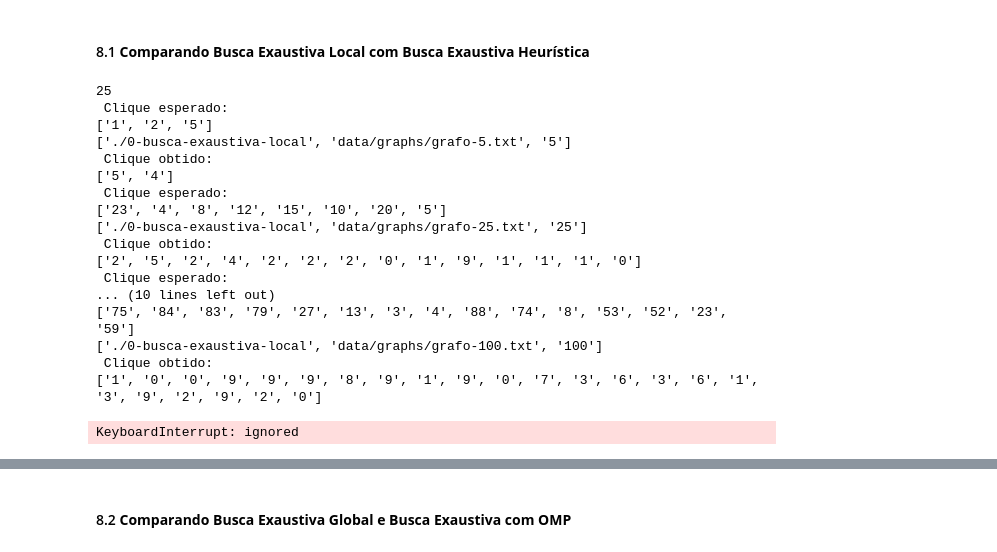
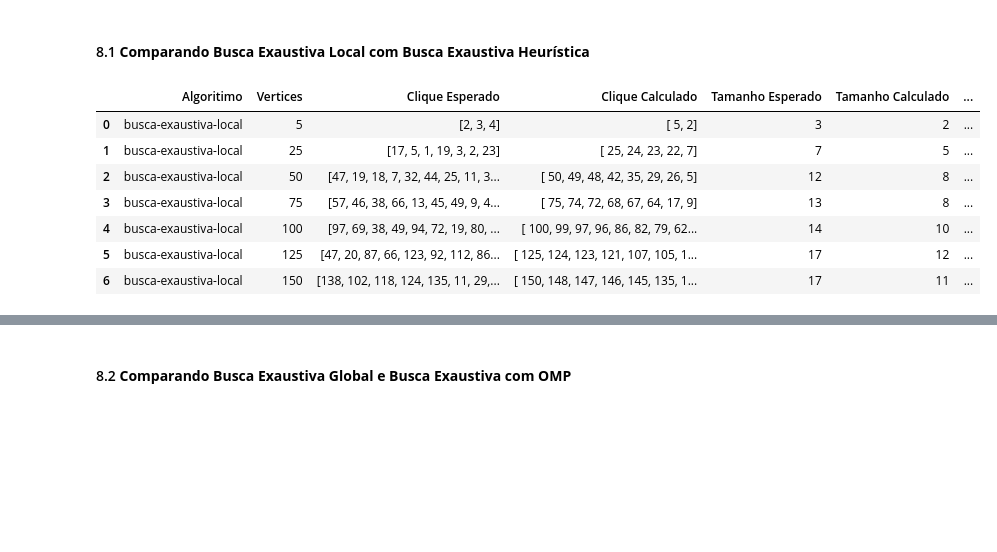
Before and after one commit to leticiacb1/Find-MaximumClique-Graph, a Jupyter notebook: relatorio_projeto.ipynb, the cells around one changed output, grey strips where cells are left out. Drawn from its saved outputs; the diff is of its cells as text; code cells hidden in the pictures; blank space fills up the shorter version.

Commit message:
Try to fix imports.

```diff
--- a/relatorio_projeto.ipynb
+++ b/relatorio_projeto.ipynb
@@ -39,7 +39,7 @@ Resolving deltas: 100% (64/64), done.
 
 lista_de_vertices = [5, 25, 50, 75, 100, 125, 150]
 
-lista_algoritimos = ["0-busca-exaustiva-local", "2-busca-exaustiva-global", "3-busca-exaustiva-omp",  ] # Add Heuristica
+lista_algoritimos = ["0-busca-exaustiva-local", "1-busca-exaustiva-heuristica" , "2-busca-exaustiva-global", "3-busca-exaustiva-omp"]
 
 # Padrão de escrita fos arquivos de grafo.
 init_file_name = "data/graphs/grafo-"
@@ -863,48 +994,24 @@ def pega_vertices_max_clique(stdout_result):
 # %% [markdown]
 #### 8.1 **Comparando Busca Exaustiva Local com Busca Exaustiva Heurística**
-# %%
-#   ---------------------------------
-#   -------- Busca Exaustiva --------
-#   ---------------------------------
-
-from src.python.utils.clique_maximo_resposta import clique_maximo_resposta
-import subprocess
-
-lista_commandos = dic_comandos['0-busca-exaustiva-local']
-algoritimos = ['0-busca-exaustiva-local']
-
-for command, vertices , grafo_file in zip(lista_commandos, lista_de_vertices, nome_de_arquivos):
-  # ---- Resultado Esperado ----
-  cliqueMaximo_esperado = clique_maximo_resposta(grafo_file)
-
-  print(" Clique esperado: ")
-  print(cliqueMaximo_esperado)
-
-  # ---- Resultado Obtido ----
-  result = subprocess.run(command, stdout=subprocess.PIPE, stderr=subprocess.PIPE, text=True)
-  stdout_result = result.stdout
-
-  size_obtido = pega_tamanho(stdout_result)
-  cliqueMaximo_calculado = pega_vertices_max_clique(stdout_result)
-
-  print(" Clique obtido: ")
-  print(cliqueMaximo_calculado)
-# %% [output]
-25
- Clique esperado:
-['1', '2', '5']
-['./0-busca-exaustiva-local', 'data/graphs/grafo-5.txt', '5']
- Clique obtido:
-['5', '4']
- Clique esperado:
-['23', '4', '8', '12', '15', '10', '20', '5']
-['./0-busca-exaustiva-local', 'data/graphs/grafo-25.txt', '25']
- Clique obtido:
-['2', '5', '2', '4', '2', '2', '2', '0', '1', '9', '1', '1', '1', '0']
- Clique esperado:
-... (10 lines left out)
-['75', '84', '83', '79', '27', '13', '3', '4', '88', '74', '8', '53', '52', '23', '59']
-['./0-busca-exaustiva-local', 'data/graphs/grafo-100.txt', '100']
- Clique obtido:
-['1', '0', '0', '9', '9', '9', '8', '9', '1', '9', '0', '7', '3', '6', '3', '6', '1', '3', '9', '2', '9', '2', '0']
-KeyboardInterrupt: ignored
+# %%
+#   ----------------------------------------------------
+#   -------- Busca Exaustiva Local e Heuristica --------
+#   ----------------------------------------------------
+from src.python.utils.gera_estatisticas import gera_estatisticas
+
+arquivo_csv = 'data/stats_busca-exaustiva-local.csv'
+algoritimo = 'busca-exaustiva-local'
+lista_commandos = dic_comandos['0-busca-exaustiva-local']
+
+df_exaustiva_local = gera_estatisticas(algoritimo, lista_de_vertices, lista_commandos, arquivo_csv, debug = False)
+# %%
+df_exaustiva_local
+# %% [output]
+|  | Algoritimo | Vertices | Clique Esperado | Clique Calculado | Tamanho Esperado | Tamanho Calculado | ... |
+| 0 | busca-exaustiva-local | 5 | [2, 3, 4] | [ 5, 2] | 3 | 2 | ... |
+| 1 | busca-exaustiva-local | 25 | [17, 5, 1, 19, 3, 2, 23] | [ 25, 24, 23, 22, 7] | 7 | 5 | ... |
+| 2 | busca-exaustiva-local | 50 | [47, 19, 18, 7, 32, 44, 25, 11, 3... | [ 50, 49, 48, 42, 35, 29, 26, 5] | 12 | 8 | ... |
+| 3 | busca-exaustiva-local | 75 | [57, 46, 38, 66, 13, 45, 49, 9, 4... | [ 75, 74, 72, 68, 67, 64, 17, 9] | 13 | 8 | ... |
+| 4 | busca-exaustiva-local | 100 | [97, 69, 38, 49, 94, 72, 19, 80, ... | [ 100, 99, 97, 96, 86, 82, 79, 62... | 14 | 10 | ... |
+| 5 | busca-exaustiva-local | 125 | [47, 20, 87, 66, 123, 92, 112, 86... | [ 125, 124, 123, 121, 107, 105, 1... | 17 | 12 | ... |
+| 6 | busca-exaustiva-local | 150 | [138, 102, 118, 124, 135, 11, 29,... | [ 150, 148, 147, 146, 145, 135, 1... | 17 | 11 | ... |
```
Also changed, not shown: parts of 18 cells of this notebook.
